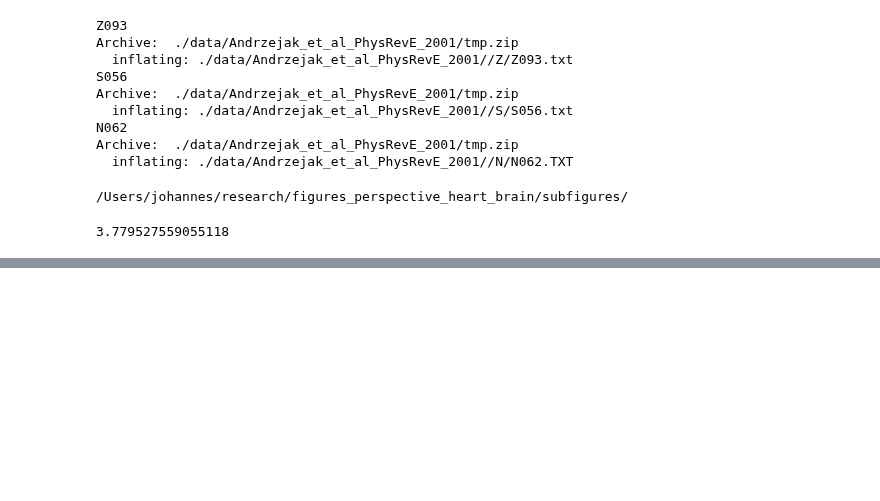
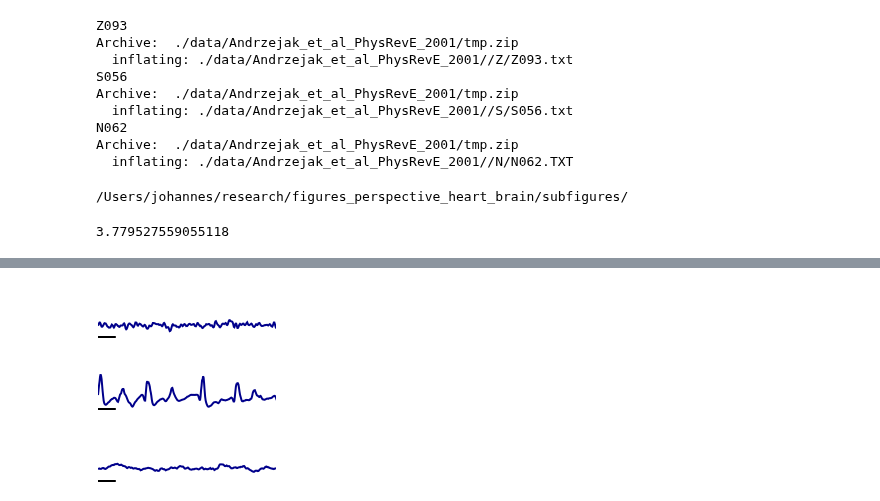
Before and after one commit to Priesemann-Group/perspective_heart_and_brain, a Jupyter notebook: notebooks_figures_paper/data_eeg.ipynb, the cells around one changed output, grey strips where cells are left out. Drawn from its saved outputs; the diff is of its cells as text; code cells hidden in the pictures; blank space fills up the shorter version.

```diff
--- a/notebooks_figures_paper/data_eeg.ipynb
+++ b/notebooks_figures_paper/data_eeg.ipynb
@@ -119,25 +120,32 @@ fig
 # %%
 dt = 0.2 # s
 ts = 0.0 .+ [0,dt]
 
+inch = 96
 mm = 2.83465 # pt
+width = 32*mm
+height = 10*mm
+
+# get the min and max of the EEG signal across all datasets
+ymin, ymax = (minimum([minimum(eeg[label]) for (label,_) in datasets]), maximum([maximum(eeg[label]) for (label,_) in datasets]))
 
 for (label,_) in datasets
-    fig = Figure(size=(32 * mm, 10 * mm), fontsize=10, figure_padding=1, backgroundcolor=:transparent)
+    fig = Figure(size=(width, height), fontsize=10, figure_padding=1, backgroundcolor=:transparent)
     ax = Axis(fig[1, 1]; xgridvisible=false, ygridvisible=false, backgroundcolor=:transparent)
     hidedecorations!(ax)
     hidespines!(ax)
-    lines!(time[label], eeg[label], color = color=colorant"darkblue", linewidth = 1.0)
+    lines!(time[label], eeg[label], color = color=colorant"darkblue", linewidth = 1)
     xlims!(ax, (0, 2))
-    ymin = -500
-    ymax = 800
-    dy = (ymax - ymin) / 13
-    ylims!(ax, (ymin, ymax)) # 1300μV ?
-    #lines!(ax, ts, -450 .* ones(2), color = :black, linewidth=2)
-    band!(ts, ones(length(ts)) * (ymin + dy), ones(length(ts)) * (ymin + 2 * dy), color=colorant"black")
+    ylims!(ax, (ymin, ymax))
 
+    # scale bar as black line for duration of 200ms below the signal
+    lines!(ax, [0.0, 0.2], [ymin, ymin], color = :black, linewidth = 2)
 
     # save as pdf with transparent background
-    save(path_figures*"data_eeg_"*label*".pdf", fig, pt_per_unit=1)
-    fig
+    save(path_figures*"data_eeg_"*label*".pdf", fig, pt_per_unit = 1)
+    display(fig)
 end
+# %% [output]
+[figure, added]
+[figure, added]
+[figure, added]
```
Also changed, not shown: parts of 1 cell of this notebook, 4 other files.
